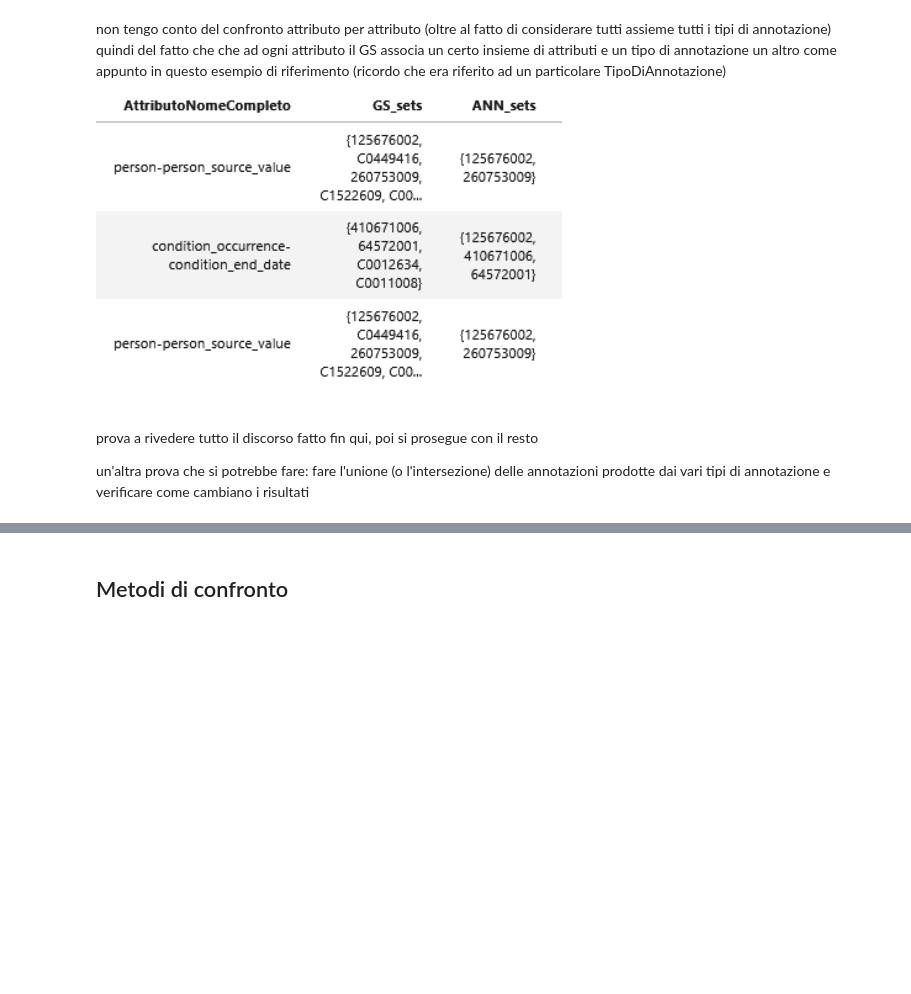
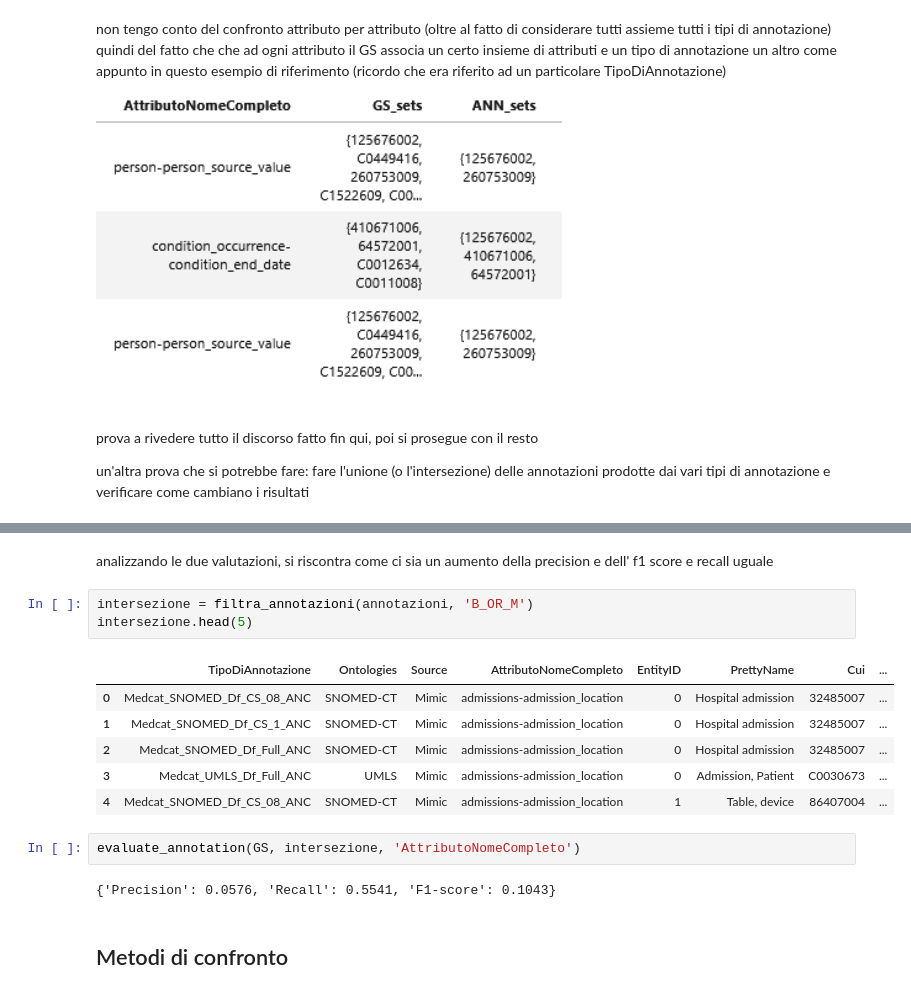
Before and after one commit to GConte47/tirocinio, a Jupyter notebook: df omap/NewValutazione_annotazioni_rispetto_GS.ipynb, the cells around one changed output, grey strips where cells are left out. Drawn from its saved outputs; the diff is of its cells as text; blank space fills up the shorter version.

```diff
--- a/df omap/NewValutazione_annotazioni_rispetto_GS.ipynb
+++ b/df omap/NewValutazione_annotazioni_rispetto_GS.ipynb
@@ -578,3 +658,19 @@ e verificare come cambiano i risultati
+# %% [markdown]
+analizzando le due valutazioni, si riscontra come ci sia un aumento della precision e dell' f1 score e recall uguale
+# %%
+intersezione = filtra_annotazioni(annotazioni, 'B_OR_M')
+intersezione.head(5)
+# %% [output]
+|  | TipoDiAnnotazione | Ontologies | Source | AttributoNomeCompleto | EntityID | PrettyName | Cui | ... |
+| 0 | Medcat_SNOMED_Df_CS_08_ANC | SNOMED-CT | Mimic | admissions-admission_location | 0 | Hospital admission | 32485007 | ... |
+| 1 | Medcat_SNOMED_Df_CS_1_ANC | SNOMED-CT | Mimic | admissions-admission_location | 0 | Hospital admission | 32485007 | ... |
+| 2 | Medcat_SNOMED_Df_Full_ANC | SNOMED-CT | Mimic | admissions-admission_location | 0 | Hospital admission | 32485007 | ... |
+| 3 | Medcat_UMLS_Df_Full_ANC | UMLS | Mimic | admissions-admission_location | 0 | Admission, Patient | C0030673 | ... |
+| 4 | Medcat_SNOMED_Df_CS_08_ANC | SNOMED-CT | Mimic | admissions-admission_location | 1 | Table, device | 86407004 | ... |
+# %%
+evaluate_annotation(GS, intersezione, 'AttributoNomeCompleto')
+# %% [output]
+{'Precision': 0.0576, 'Recall': 0.5541, 'F1-score': 0.1043}
 # %% [markdown]
 ## Metodi di confronto
 # %%
```
Also changed, not shown: parts of 10 cells of this notebook, 1 other file.
